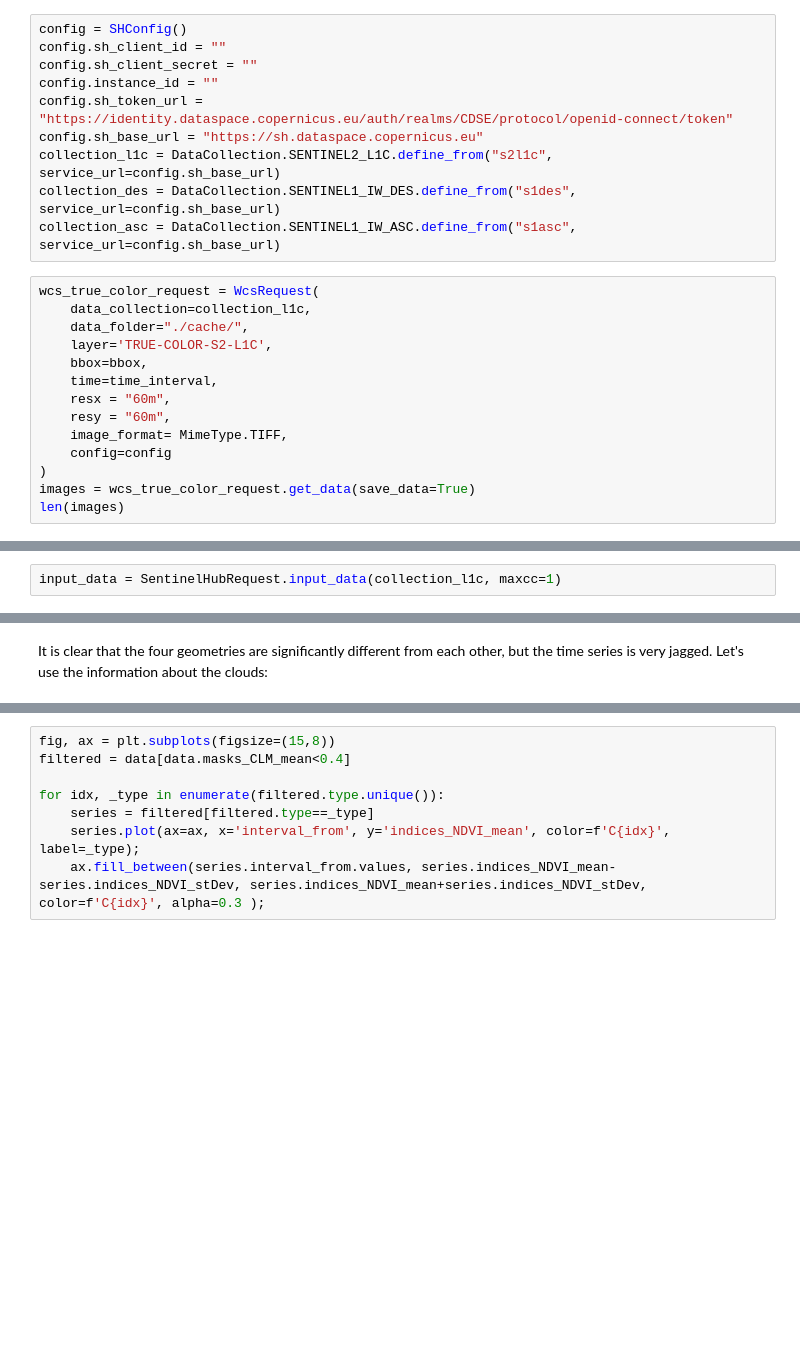
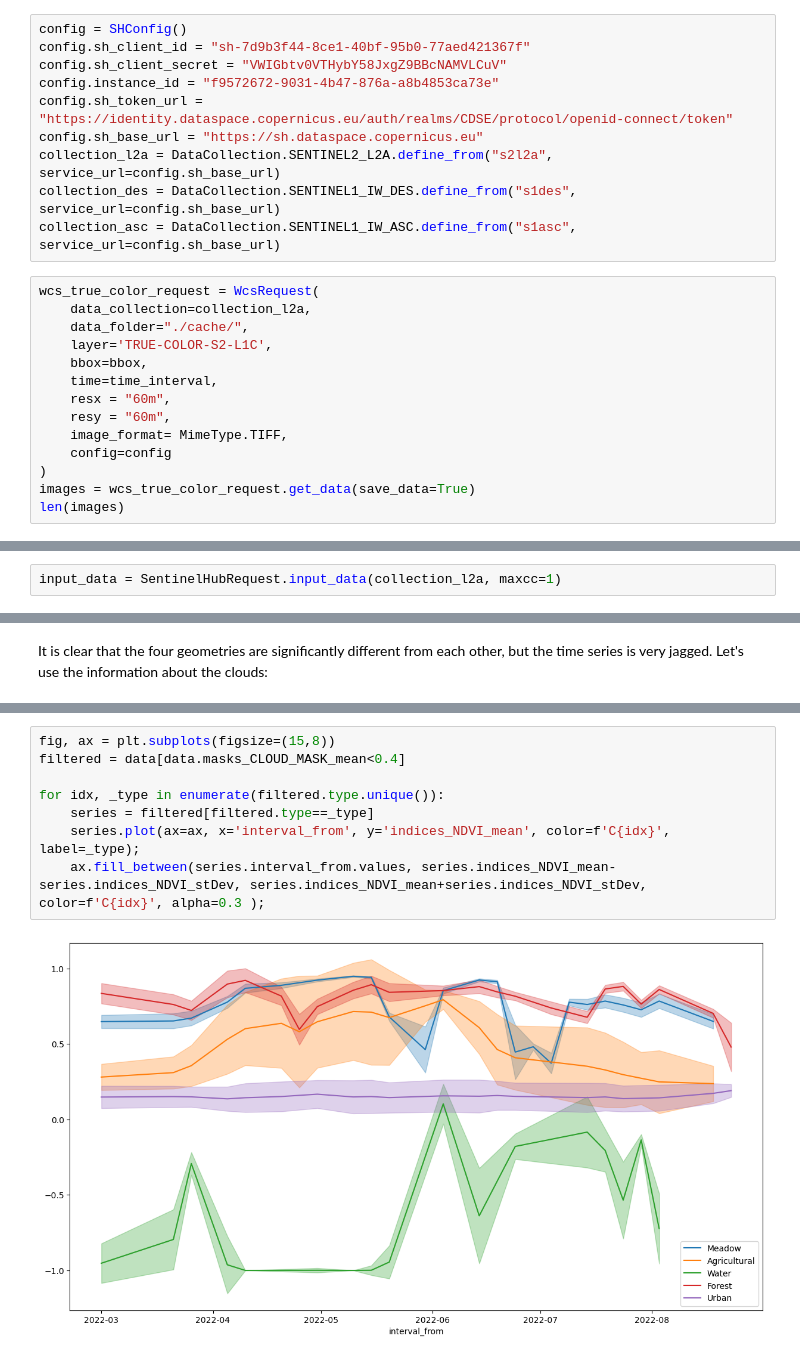
Before and after one commit to EarthObservation/S34I-training, a Jupyter notebook: 2_earth_observation_with_StatAPI.ipynb, the cells around one changed output, grey strips where cells are left out. Cells and saved outputs as stored; diff of their text form; blank space fills up the shorter version.

```diff
--- a/2_earth_observation_with_StatAPI.ipynb
+++ b/2_earth_observation_with_StatAPI.ipynb
@@ -116,17 +127,17 @@ bbox = BBox(bbox=kranj_wgs84, crs=CRS.WGS84)
 time_interval = ('2022-03-01', '2022-09-01')
 # %%
 config = SHConfig()
-config.sh_client_id = ""
-config.sh_client_secret = ""
-config.instance_id = ""
+config.sh_client_id = "sh-7d9b3f44-8ce1-40bf-95b0-77aed421367f"
+config.sh_client_secret = "VWIGbtv0VTHybY58JxgZ9BBcNAMVLCuV"
+config.instance_id = "f9572672-9031-4b47-876a-a8b4853ca73e"
 config.sh_token_url = "https://identity.dataspace.copernicus.eu/auth/realms/CDSE/protocol/openid-connect/token"
 config.sh_base_url = "https://sh.dataspace.copernicus.eu"
-collection_l1c = DataCollection.SENTINEL2_L1C.define_from("s2l1c", service_url=config.sh_base_url)
+collection_l2a = DataCollection.SENTINEL2_L2A.define_from("s2l2a", service_url=config.sh_base_url)
 collection_des = DataCollection.SENTINEL1_IW_DES.define_from("s1des", service_url=config.sh_base_url)
 collection_asc = DataCollection.SENTINEL1_IW_ASC.define_from("s1asc", service_url=config.sh_base_url)
 # %%
 wcs_true_color_request = WcsRequest(
-    data_collection=collection_l1c,
+    data_collection=collection_l2a,
     data_folder="./cache/",
     layer='TRUE-COLOR-S2-L1C',
     bbox=bbox,
@@ -152,7 +167,7 @@ aggregation = SentinelHubStatistical.aggregation(
     aggregation_interval='P1D',
     size=bbox_to_dimensions(bbox, 100))
 # %%
-input_data = SentinelHubRequest.input_data(collection_l1c, maxcc=1)
+input_data = SentinelHubRequest.input_data(collection_l2a, maxcc=1)
 # %% [markdown]
 <div class="alert alert-block alert-info">
     We will request default statistics + [5,50,90]th percentiles for all outputs.
@@ -286,8 +357,10 @@ It is clear that the four geometries are significantly different from each other
 # %%
 fig, ax = plt.subplots(figsize=(15,8))
-filtered = data[data.masks_CLM_mean<0.4]
+filtered = data[data.masks_CLOUD_MASK_mean<0.4]
 
 for idx, _type in enumerate(filtered.type.unique()):
     series = filtered[filtered.type==_type]
     series.plot(ax=ax, x='interval_from', y='indices_NDVI_mean', color=f'C{idx}', label=_type);
     ax.fill_between(series.interval_from.values, series.indices_NDVI_mean-series.indices_NDVI_stDev, series.indices_NDVI_mean+series.indices_NDVI_stDev, color=f'C{idx}', alpha=0.3 );
+# %% [output]
+[figure, added]
```
Also changed, not shown: parts of 12 cells of this notebook.
